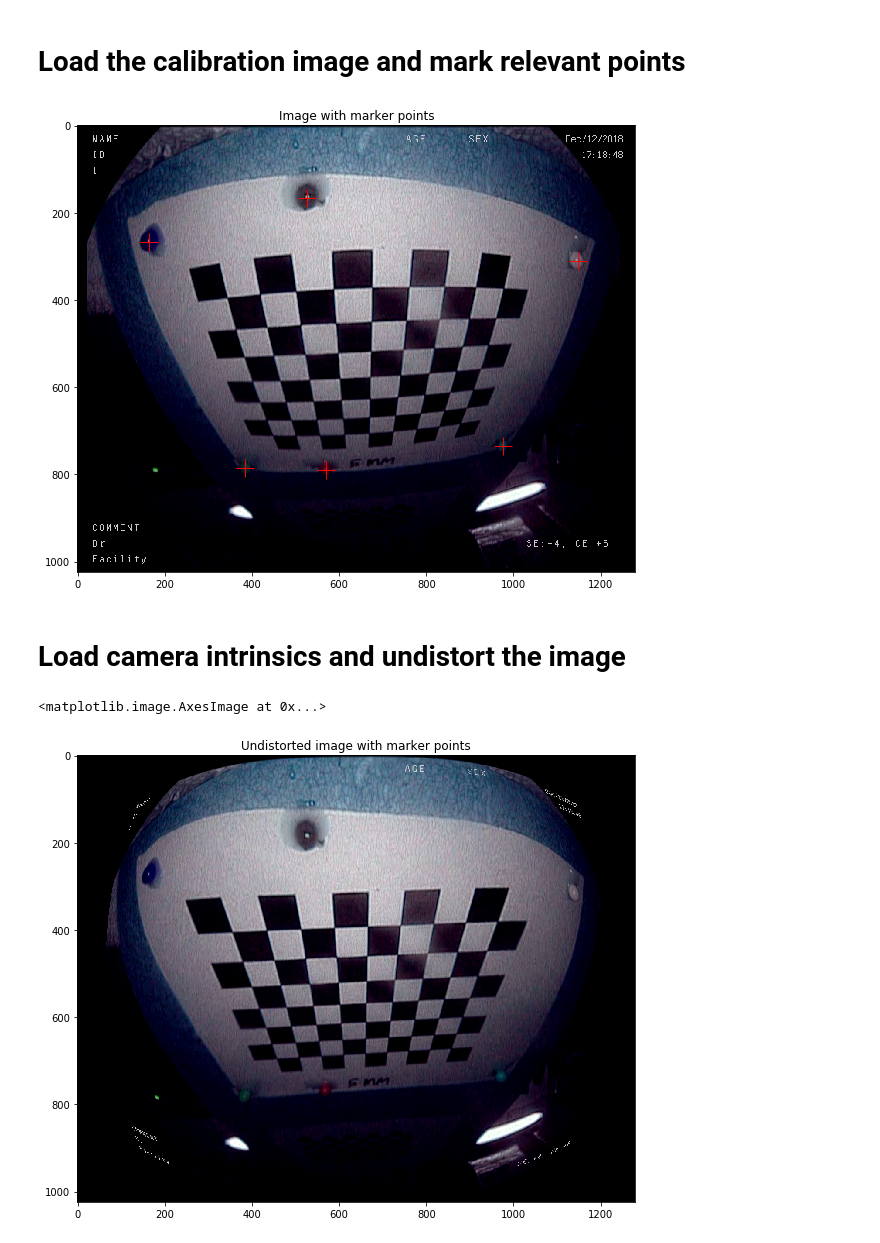
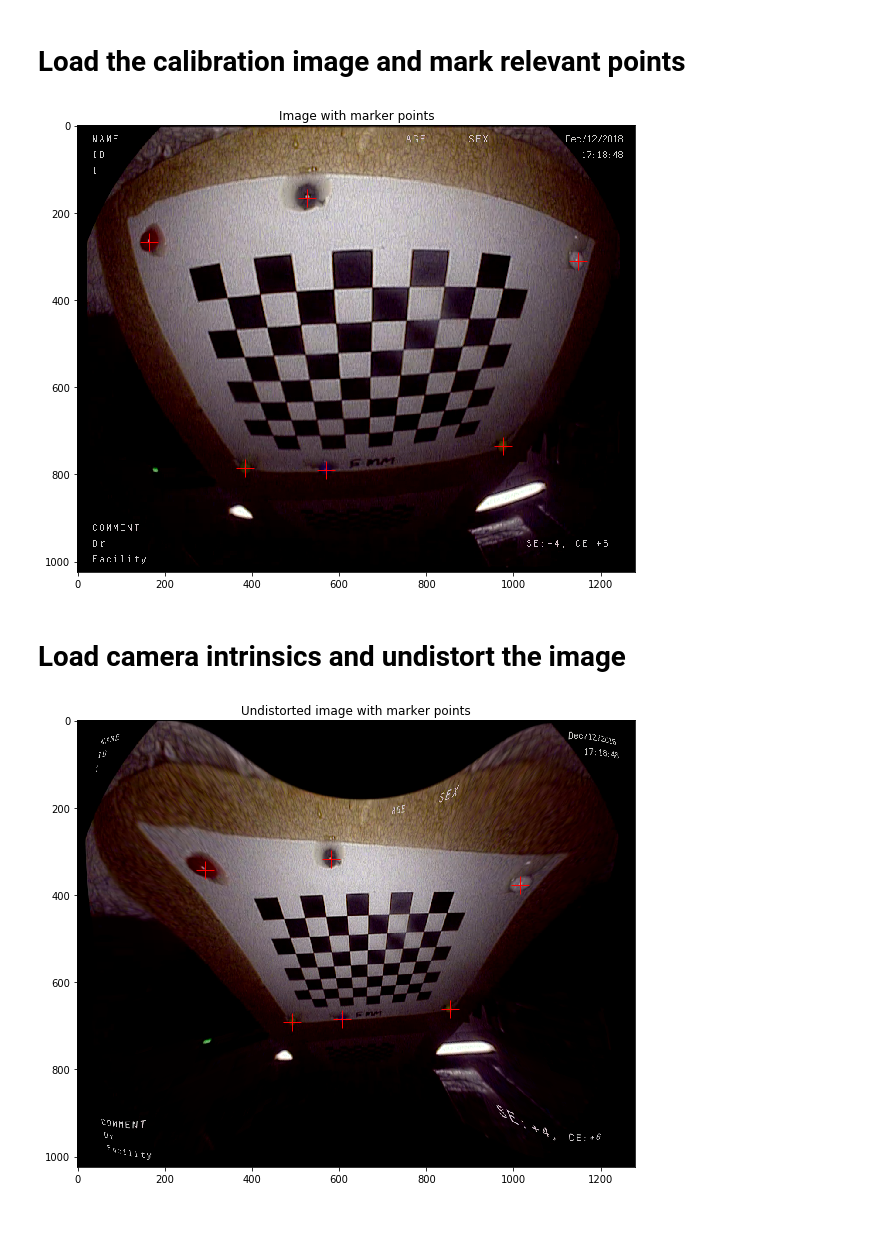
Before and after one commit to TimboKZ/srv-dataset-tools, a Jupyter notebook: endoscope-calibration/endoscope_calibration.ipynb, the cells around one changed output. Drawn from its saved outputs; the diff is of its cells as text; code cells hidden in the pictures.

```diff
--- a/endoscope-calibration/endoscope_calibration.ipynb
+++ b/endoscope-calibration/endoscope_calibration.ipynb
@@ -30,36 +30,42 @@ image_name = 'image-2.png'
 # Positions of the markers in the image listed clockwise,
 # starting from the blue marker at top left and finishing
 # wit the green marker in bottom left
-img_points_cart = np.array([
+img_points_cart_raw = np.array([
     [163, 527, 1147, 977, 570, 384],
     [267, 167, 310, 736, 789, 786],
 ])
 # %%
 raw_image = cv.imread(path.join(data_dir, image_name))
+raw_image = cv.cvtColor(raw_image, cv.COLOR_BGR2RGB)
 
 fig, ax = plt.subplots(nrows=1, ncols=1, figsize=(10, 20))
 ax.set_title('Image with marker points')
 ax.imshow(raw_image)
 
-for i in range(img_points_cart.shape[1]):
-    point = img_points_cart[:, i]
+for i in range(img_points_cart_raw.shape[1]):
+    point = img_points_cart_raw[:, i]
     ax.plot(point[0], point[1], 'r+', markersize=18)
 # %% [output]
-[figure, old version]
+[figure, new version]
 # %% [markdown]
 # Load camera intrinsics and undistort the image
 # %%
-intrinsics_file = path.join(data_dir, 'intrinsics.json')
+intrinsics_file = path.join(data_dir, 'refined_intrinsics.json')
 cam_matrix, dist_coeffs = util.load_intrinsics(intrinsics_file)
 
 h, w = raw_image.shape[:2]
 new_cam_matrix, roi = cv.getOptimalNewCameraMatrix(cam_matrix, dist_coeffs,
                                                    (w, h), 1, (w, h))
 
 image = cv.undistort(raw_image, cam_matrix, dist_coeffs, None, new_cam_matrix)
 fig, ax = plt.subplots(nrows=1, ncols=1, figsize=(10, 20))
 ax.set_title('Undistorted image with marker points')
 ax.imshow(image)
+
+img_points_cart = util.undistort_line(img_points_cart_raw, cam_matrix,
+                                      dist_coeffs, new_cam_matrix)
+for i in range(img_points_cart.shape[1]):
+    point = img_points_cart[:, i]
+    ax.plot(point[0], point[1], 'r+', markersize=18)
 # %% [output]
-<matplotlib.image.AxesImage at 0x...>
-[figure, old version]
+[figure, new version]
```
Also changed, not shown: 1 other file.
